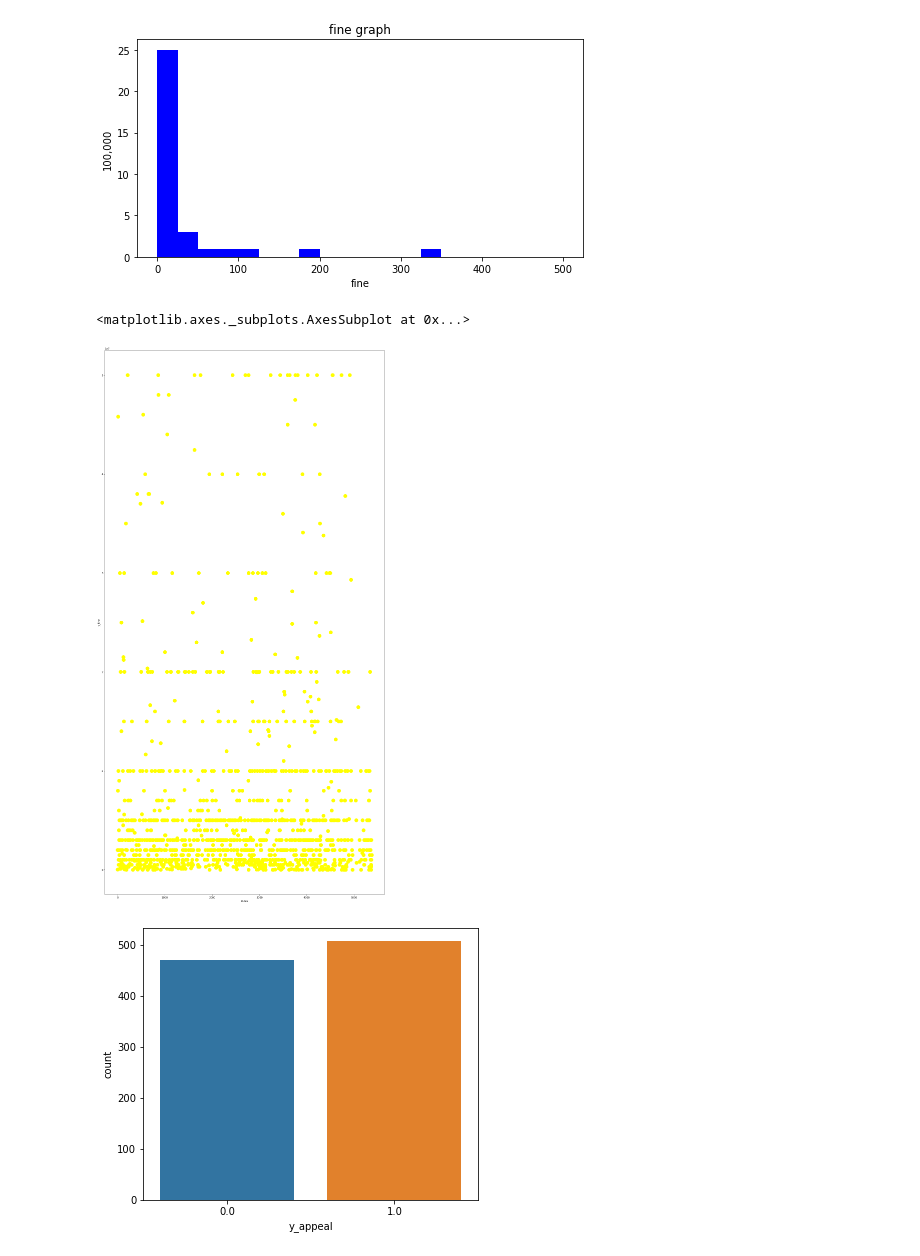
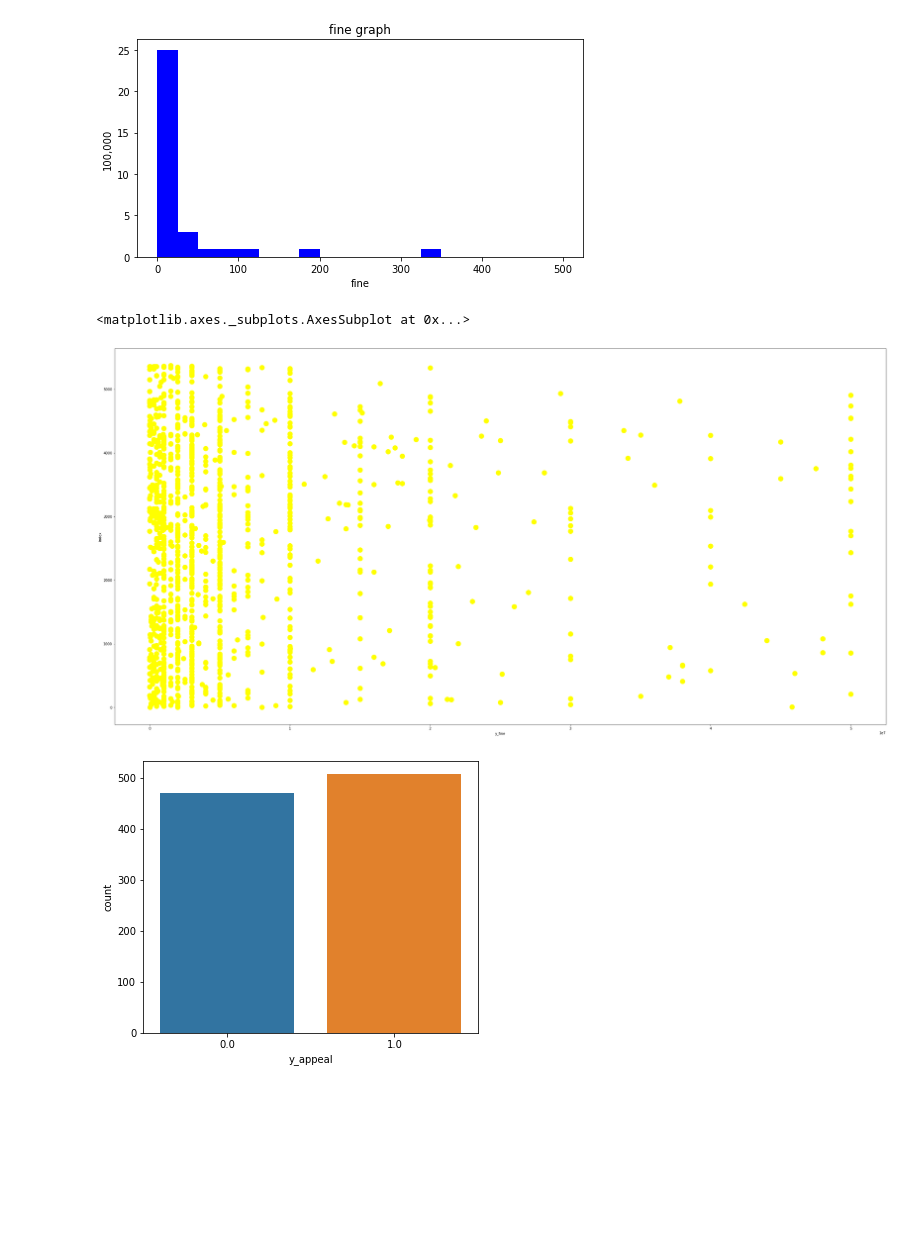
Before and after one commit to eunwooim/Datacampus-KU, a Jupyter notebook: data_processing/10_eda.ipynb, the cells around one changed output. Drawn from its saved outputs; the diff is of its cells as text; code cells hidden in the pictures; blank space fills up the shorter version.

```diff
--- a/data_processing/10_eda.ipynb
+++ b/data_processing/10_eda.ipynb
@@ -168,10 +168,10 @@ plt.show()
 # %%
 df_fine = df.dropna(subset = ['y_fine'])
 df_fine = df_fine[df_fine['y_fine'] <= 50000000 ] #하위 90퍼센트
-df_fine.reset_index().plot(kind='scatter', x='index', y='y_fine', color = 'yellow', figsize=(20,40), s=200)
+df_fine.reset_index().plot(kind='scatter', x='y_fine', y='index', color = 'yellow', figsize=(40,20), s=200)
 # %% [output]
 <matplotlib.axes._subplots.AxesSubplot at 0x...>
-[figure, old version]
+[figure, new version]
 # %%
 fig, axe = plt.subplots(ncols=1)
 fig.set_size_inches(6, 5)
```
